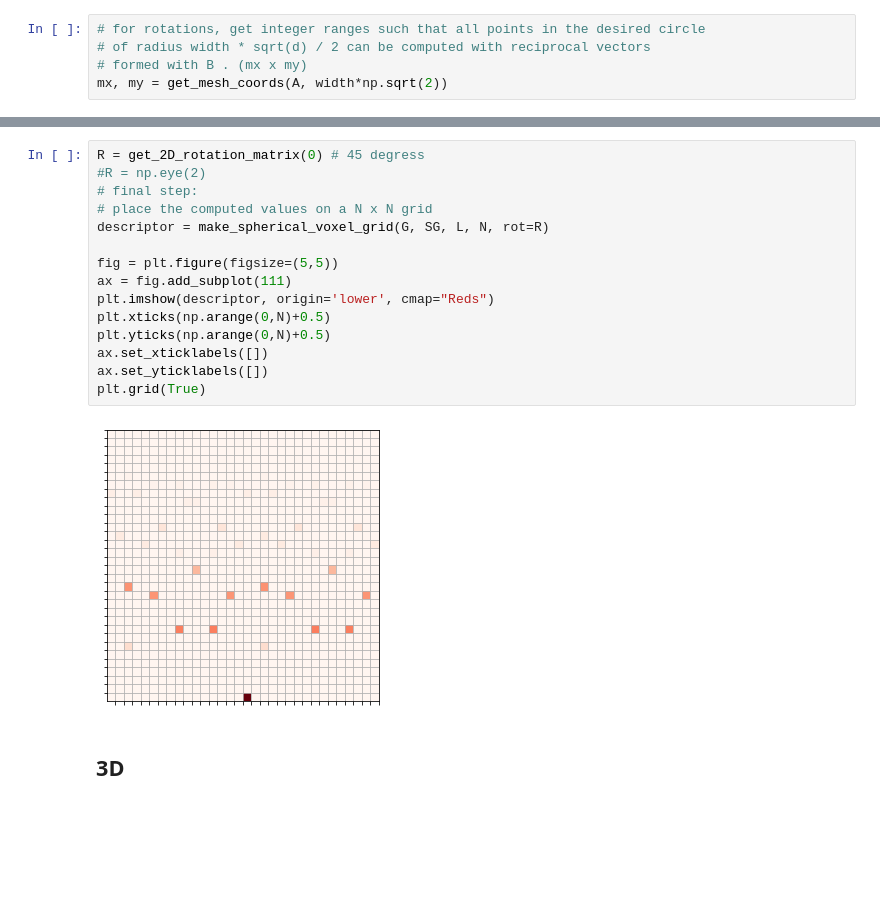
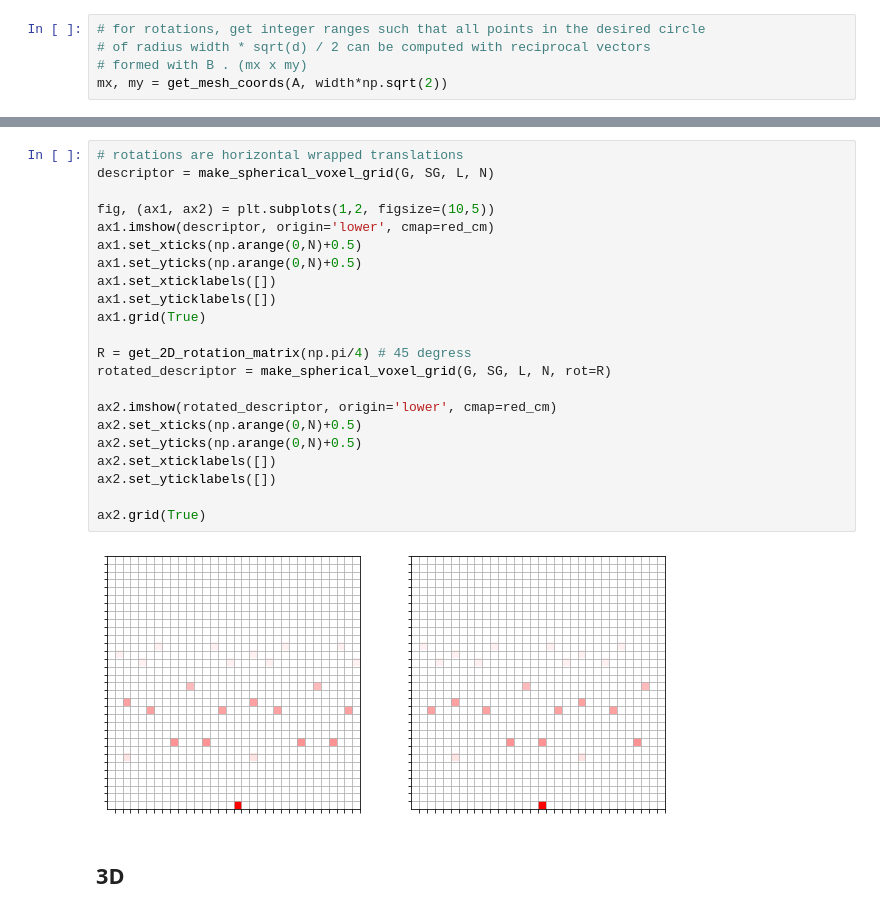
Before and after one commit to markus7800/VoxelNet, a Jupyter notebook: voxel_tutorial.ipynb, the cells around one changed output, grey strips where cells are left out. Drawn from its saved outputs; the diff is of its cells as text; blank space fills up the shorter version.

```diff
--- a/voxel_tutorial.ipynb
+++ b/voxel_tutorial.ipynb
@@ -270,20 +253,27 @@ plt.show()
-# %%
-R = get_2D_rotation_matrix(0) # 45 degress
-#R = np.eye(2)
-# final step:
-# place the computed values on a N x N grid
-descriptor = make_spherical_voxel_grid(G, SG, L, N, rot=R)
-
-fig = plt.figure(figsize=(5,5))
-ax = fig.add_subplot(111)
-plt.imshow(descriptor, origin='lower', cmap="Reds")
-plt.xticks(np.arange(0,N)+0.5)
-plt.yticks(np.arange(0,N)+0.5)
-ax.set_xticklabels([])
-ax.set_yticklabels([])
-plt.grid(True)
-# %% [output]
-[figure, removed]
+# %%
+# rotations are horizontal wrapped translations
+descriptor = make_spherical_voxel_grid(G, SG, L, N)
+
+fig, (ax1, ax2) = plt.subplots(1,2, figsize=(10,5))
+ax1.imshow(descriptor, origin='lower', cmap=red_cm)
+ax1.set_xticks(np.arange(0,N)+0.5)
+ax1.set_yticks(np.arange(0,N)+0.5)
+ax1.set_xticklabels([])
+ax1.set_yticklabels([])
+ax1.grid(True)
+
+R = get_2D_rotation_matrix(np.pi/4) # 45 degress
+rotated_descriptor = make_spherical_voxel_grid(G, SG, L, N, rot=R)
+
+ax2.imshow(rotated_descriptor, origin='lower', cmap=red_cm)
+ax2.set_xticks(np.arange(0,N)+0.5)
+ax2.set_yticks(np.arange(0,N)+0.5)
+ax2.set_xticklabels([])
+ax2.set_yticklabels([])
+
+ax2.grid(True)
+# %% [output]
+[figure, added]
 # %% [markdown]
 ## 3D
 # %%
```
Also changed, not shown: parts of 15 cells of this notebook, 17 other files.
